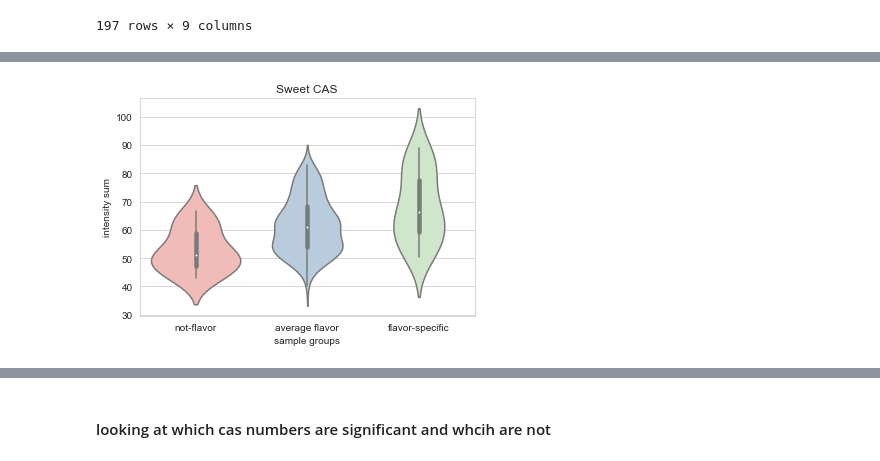
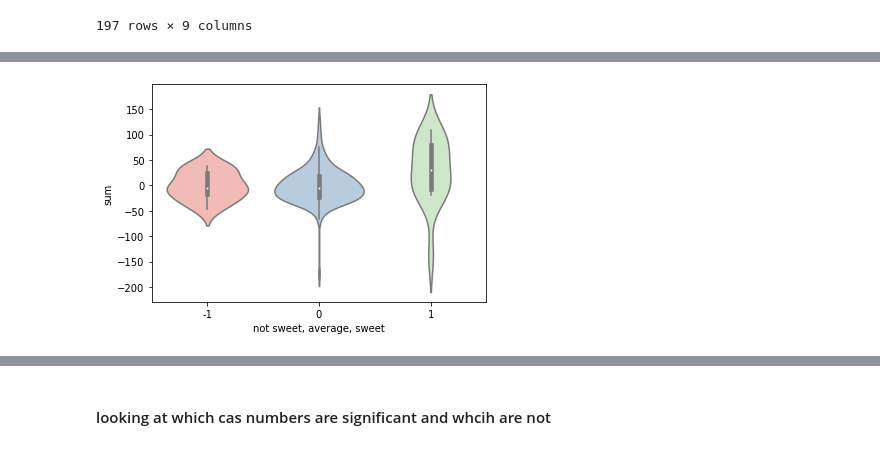
Before and after one commit to rengesf/flavorpred, a Jupyter notebook: cas_flavor_correlation.ipynb, the cells around one changed output, grey strips where cells are left out. Saved outputs shown, nothing was run; the diff lists cells and outputs as text; code cells hidden in the pictures.

```diff
--- a/cas_flavor_correlation.ipynb
+++ b/cas_flavor_correlation.ipynb
@@ -16,5 +17,5 @@ using first replicate
 data = pd.read_csv('data/cas_intensities.csv', delimiter=',', index_col = 0)
 # only use first repliate
 data = data[data["replicate"]==1]
-ms_data = data.drop(columns=["replicate"])
+ms_data_original = data.drop(columns=["replicate"])
 # %%
@@ -57,3 +31,6 @@ ms_data.iloc[0:5,0:5]
+# %%
+ms_data = ms_data_original.copy()
+ms_data = stats.zscore(np.log(ms_data))
 # %% [markdown]
 panelist_data_df = dataframe with panelist data : samples x flavors
 
@@ -127,15 +62,0 @@ chat_gpt_data
-# %%
-import pandas as pd
-import matplotlib.pyplot as plt
-plt.figure(figsize=(20,20))
-i = 0
-for flavor in flavors:
-    i+=1
-    counts = chat_gpt_data[flavor].value_counts()
-
-    plt.subplot(4,3,i)
-    plt.bar(counts.index, counts.values, color='skyblue',width=1)
-    plt.xlabel('intensity')
-    plt.ylabel('Frequency')
-    plt.title(flavor)
-plt.show()
@@ -176,17 +62,0 @@ chat_gpt_data_comp
-# %%
-import pandas as pd
-import matplotlib.pyplot as plt
-plt.figure(figsize=(20,20))
-i = 0
-for flavor in flavors:
-    i+=1
-    counts_1 = chat_gpt_data_comp[flavor].value_counts()
-    counts_2 = panelist_x_gpt_comp[flavor].value_counts()
-
-    plt.subplot(4,3,i)
-    plt.bar(counts_1.index, counts_1.values, color='skyblue',width=1)
-    plt.bar(counts_2.index, counts_2.values, color='green',width=1, alpha=0.2)
-    plt.xlabel('intensity')
-    plt.ylabel('Frequency')
-    plt.title(flavor)
-plt.show()
@@ -463,9 +318,7 @@ malt_cas_violin_df
 # %%
 # looking at all cas number which were categories as sweet over all samples
-sns.violinplot(x='category_Sweet', y='sum', data=sweet_cas_violin_df, palette="Pastel1", order=['not-flavor','average flavor', 'flavor-specific'])
-plt.title("Sweet CAS")
-plt.ylabel("intensity sum")
-plt.xlabel("sample groups")
+sns.violinplot(x='category_Sweet', y='sum', data=sweet_cas_violin_df, palette="Pastel1")
+plt.xlabel("not sweet, average, sweet")
 plt.show()
 # %% [output]
-[figure, old version]
+[figure, new version]
```
Also changed, not shown: parts of 138 cells of this notebook.
